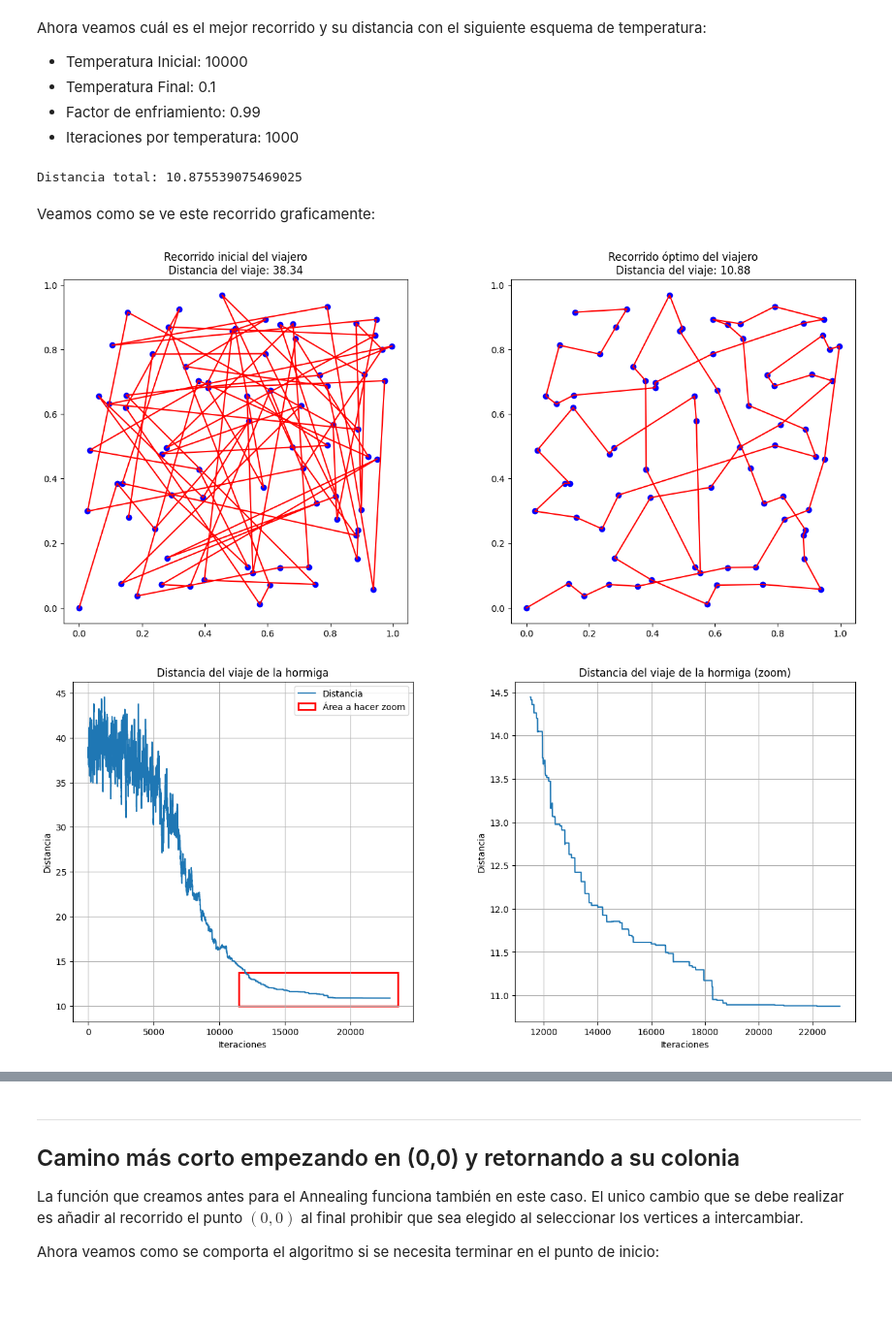
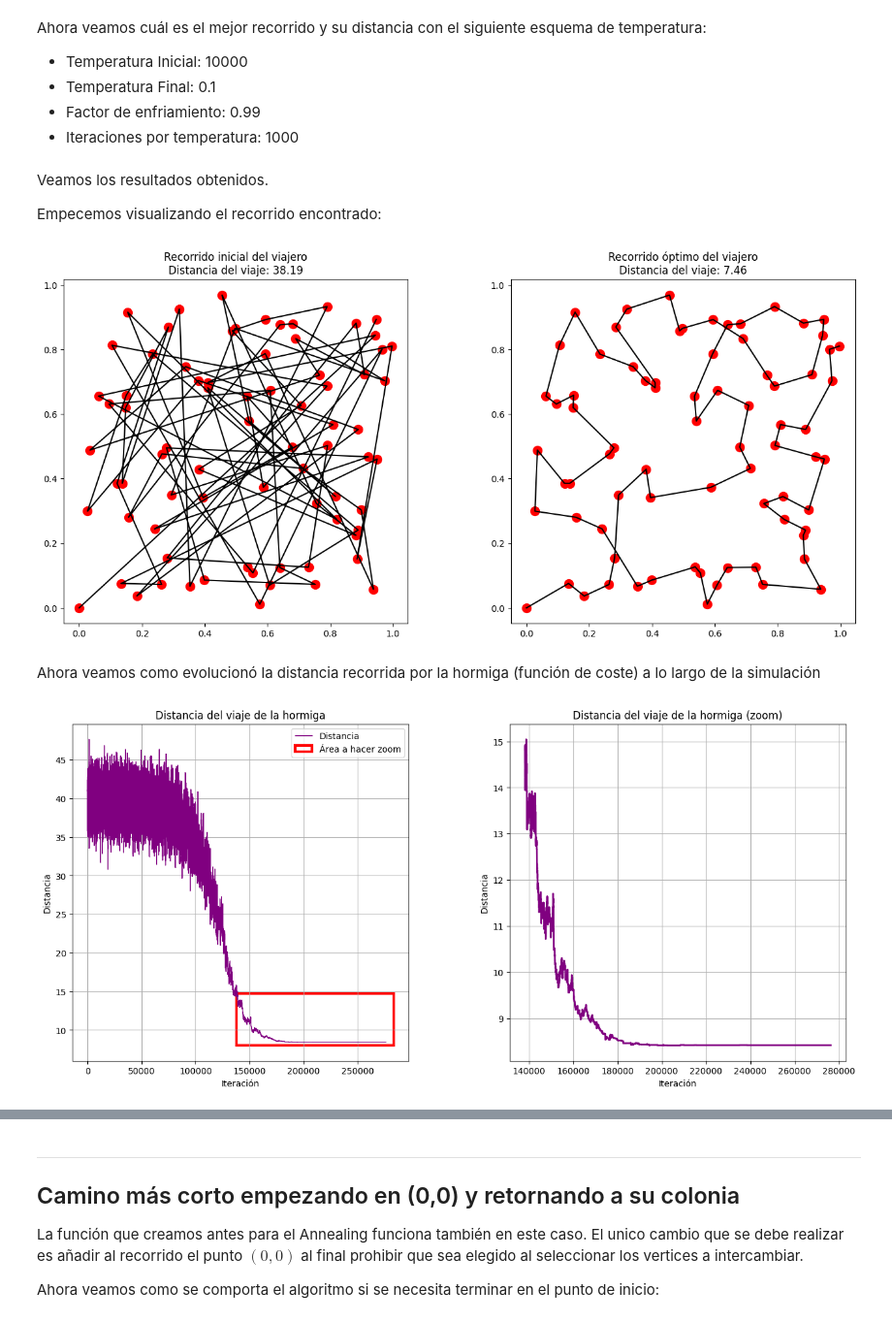
Before and after one commit to dangarciahe/Cadenas_de_Markov, a Jupyter notebook: Tarea_3.ipynb, the cells around one changed output, grey strips where cells are left out. Shown at 97% size. Saved outputs shown, nothing was run; the diff lists cells and outputs as text; code cells hidden in the pictures; blank space fills up the shorter version.

```diff
--- a/Tarea_3.ipynb
+++ b/Tarea_3.ipynb
@@ -632,22 +632,29 @@ Y con esto, creamos la función que ejecuta el simulated annealing teniendo en c
 # %%
 def simulated_annealing(puntos, t_inicial, temp_final, enfriamiento, iteraciones, retorna=False):
     distancias = []
+    acceptance_probabilities = []
+    temperaturas = []
 
     recorrido_inicial = recorrido_aleatorio(puntos)
     distancia_inicial = calcular_distancia_total(recorrido_inicial)
     distancias.append(distancia_inicial)
 
 
-    recorrido = deepcopy(recorrido_inicial)
-    mejor_distancia = calcular_distancia_total(recorrido)
+
 
     temp = t_inicial
 
     if retorna:
         rango_valido = len(puntos)-1
-        recorrido = np.concatenate((recorrido, np.array([[0,0]])))
+        recorrido_inicial = np.concatenate((recorrido_inicial, np.array([[0,0]])))
     else:
         rango_valido = len(puntos)
+
+
+    recorrido = deepcopy(recorrido_inicial)
+    mejor_distancia = calcular_distancia_total(recorrido)
+
+
 
     while temp > temp_final:
 
@@ -663,8 +670,11 @@ def simulated_annealing(puntos, t_inicial, temp_final, enfriamiento, iteraciones
 
             if nueva_distancia < mejor_distancia:
                 mejor_distancia = nueva_distancia
+                acceptance_prob = 1
+
             else:
-                if np.random.rand() < calcular_aceptacion(mejor_distancia, nueva_distancia, temp):
+                acceptance_prob = calcular_aceptacion(mejor_distancia, nueva_distancia, temp)
+                if np.random.rand() < acceptance_prob:
                     mejor_distancia = nueva_distancia
                 else:
                     aux = deepcopy(recorrido[i])
@@ -672,9 +682,12 @@ def simulated_annealing(puntos, t_inicial, temp_final, enfriamiento, iteraciones
                     recorrido[j] = aux
 
             distancias.append(mejor_distancia)
+            acceptance_probabilities.append(acceptance_prob)
+            temperaturas.append(temp)
+
 
         temp *= enfriamiento
-    return recorrido, mejor_distancia, recorrido_inicial, distancia_inicial, distancias
+    return recorrido, mejor_distancia, recorrido_inicial, distancia_inicial, distancias, acceptance_probabilities, temperaturas
 # %% [markdown]
 Ahora veamos cuál es el mejor recorrido y su distancia con el siguiente esquema de temperatura:
 
@@ -685,39 +698,42 @@ Ahora veamos cuál es el mejor recorrido y su distancia con el siguiente esquema
 # %%
 data = cargar_puntos_csv("data.csv")
 
-temp_inicial = 10
+temp_inicial = 100
 temp_final = 0.0001
-enfriamiento = 0.999
+enfriamiento = 0.999999
 
 iteraciones = 2
 
-recorrido, distancia, recorrido_inicial, distancia_inicial, all_distancias = simulated_annealing(data, temp_inicial, temp_final, enfriamiento, iteraciones)
+recorrido, distancia, recorrido_inicial, distancia_inicial, all_distancias, acceptance_probabilities, temperaturas = simulated_annealing(data, temp_inicial, temp_final, enfriamiento, iteraciones)
 
 #print("Mejor recorrido:", recorrido)
 print("Distancia total:", distancia)
-# %% [output]
-Distancia total: 10.875539075469025
-# %% [markdown]
-Veamos como se ve este recorrido graficamente:
+# %% [markdown]
+Veamos los resultados obtenidos.
+
+Empecemos visualizando el recorrido encontrado:
 # %%
 fig, (ax1, ax2) = plt.subplots(1, 2, figsize=(16, 7))
 plt.subplots_adjust(wspace=0.3)
 
 
 
-ax1.scatter(data[:, 0], data[:, 1], color='blue', label='Puntos')
-ax1.plot(recorrido_inicial[[x for x in range(len(data))], 0], recorrido_inicial[[x for x in range(len(data))], 1], color='red', label='Recorrido')
+ax1.plot(recorrido_inicial[[x for x in range(len(data))], 0], recorrido_inicial[[x for x in range(len(data))], 1], color='black', label='Recorrido')
+ax1.scatter(data[:, 0], data[:, 1], color='red', label='Puntos', s=100)
 ax1.set_title(f'Recorrido inicial del viajero\nDistancia del viaje: {distancia_inicial:.2f}')
 
 
-ax2.scatter(data[:, 0], data[:, 1], color='blue', label='Puntos')
-ax2.plot(recorrido[[x for x in range(len(data))], 0], recorrido[[x for x in range(len(data))], 1], color='red', label='Recorrido')
+
+ax2.plot(recorrido[[x for x in range(len(data))], 0], recorrido[[x for x in range(len(data))], 1], color='black', label='Recorrido')
+ax2.scatter(data[:, 0], data[:, 1],  color='red', label='Puntos', s=100)
 ax2.set_title(f'Recorrido óptimo del viajero\nDistancia del viaje: {distancia:.2f}')
 
 
 plt.show()
 # %% [output]
-[figure, old version]
+[figure, new version]
+# %% [markdown]
+Ahora veamos como evolucionó la distancia recorrida por la hormiga (función de coste) a lo largo de la simulación
 # %%
 import matplotlib.patches as patches
 
@@ -730,32 +746,30 @@ plt.subplots_adjust(wspace=0.3)
 
 
 left_side = n_steps//2
-top_side = all_distancias[n_steps//2]*0.95
+bot_side = all_distancias[-1]*0.95
 ancho = (n_steps - n_steps//2)*1.05
-alto = (all_distancias[-1] - all_distancias[n_steps//2])*1.05
+alto = -(all_distancias[-1] - all_distancias[n_steps//2])*1.05
 
 
-rect = patches.Rectangle((left_side, top_side), ancho, alto, linewidth=2, edgecolor='r', facecolor='none', label='Área a hacer zoom')
+rect = patches.Rectangle((left_side, bot_side), ancho, alto, linewidth=3, edgecolor='r', facecolor='none', label='Área a hacer zoom')
 
-ax1.plot(range(n_steps), all_distancias, label='Distancia')
+ax1.plot(range(n_steps), all_distancias, label='Distancia', linewidth=1, color='purple')
 ax1.add_patch(rect) # Rectangulo rojo para contextualizar la Figura con zoom
 ax1.set_title('Distancia del viaje de la hormiga')
-ax1.set_xlabel("Iteraciones")
+ax1.set_xlabel("Iteración")
 ax1.set_ylabel("Distancia")
 ax1.legend()
-
-
 ax1.grid()
 
 
 
-ax2.plot(range(n_steps//2, n_steps), all_distancias[n_steps//2::])
+ax2.plot(range(n_steps//2, n_steps), all_distancias[n_steps//2::], linewidth=2, color='purple')
 ax2.set_title(f'Distancia del viaje de la hormiga (zoom)')
-ax2.set_xlabel("Iteraciones")
+ax2.set_xlabel("Iteración")
 ax2.set_ylabel("Distancia")
 ax2.grid()
 
 
 plt.show()
 # %% [output]
-[figure, old version]
+[figure, new version]
```
Also changed, not shown: parts of 10 cells of this notebook, 1 other file.
